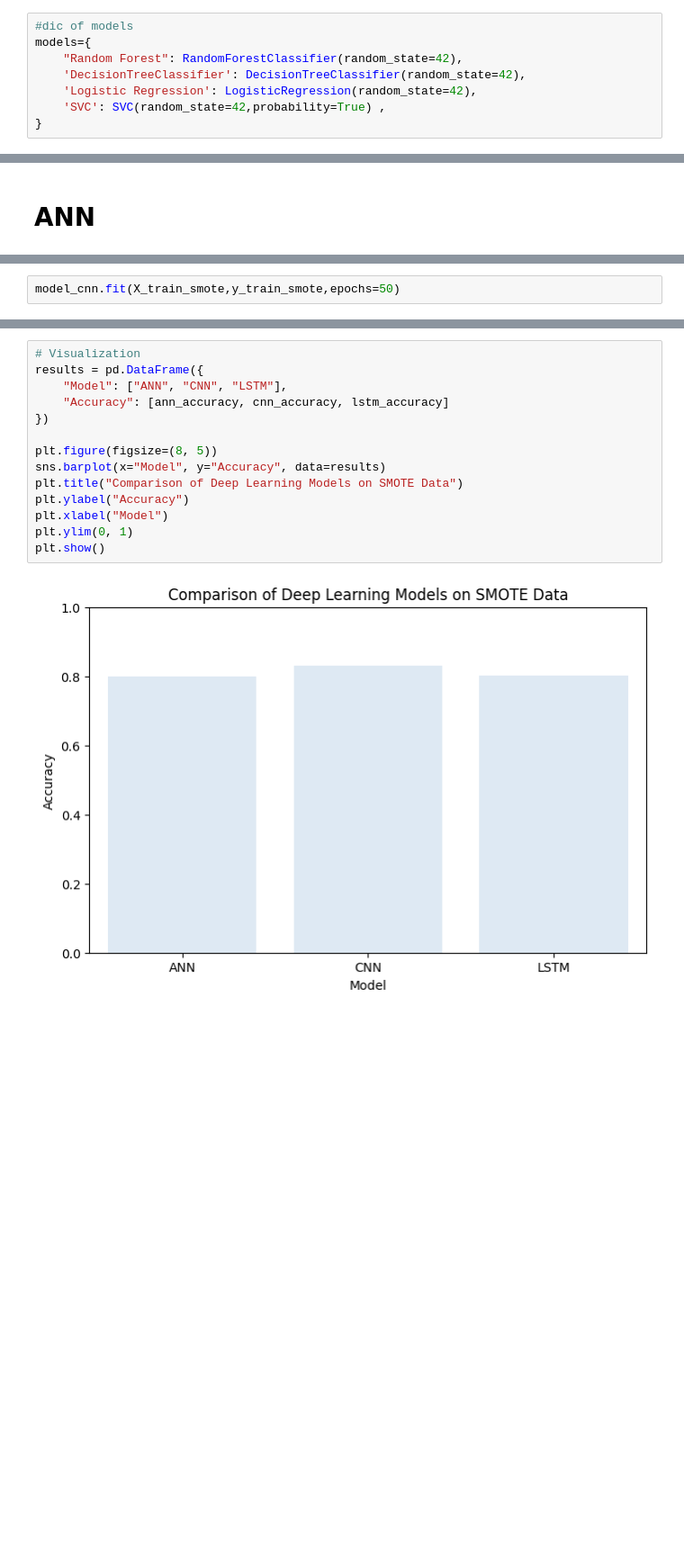
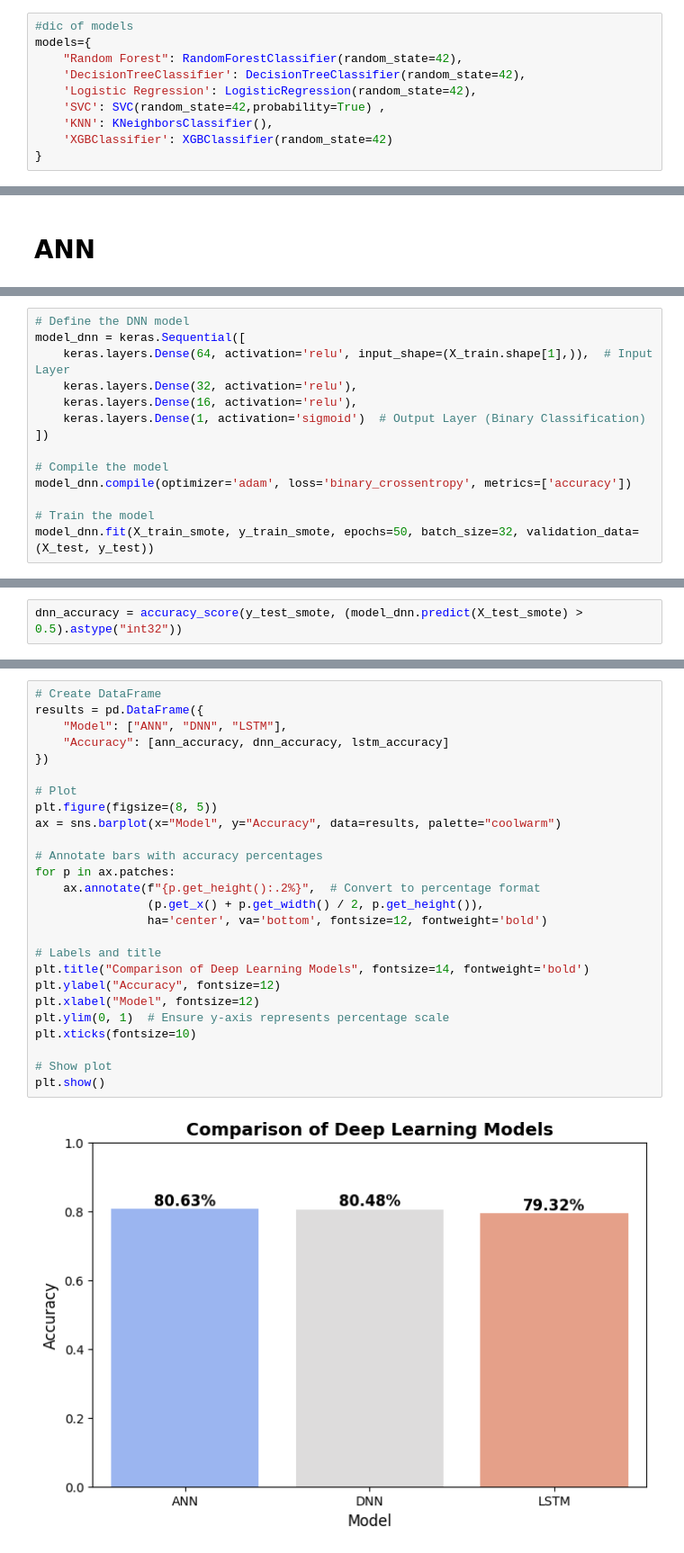
Before and after one commit to norannali/Telco_Customer_Churn, a Jupyter notebook: Telco_Customer_Churn.ipynb, the cells around one changed output, grey strips where cells are left out. Shown at 90% size. Cells and saved outputs as stored; diff of their text form; blank space fills up the shorter version.

```diff
--- a/Telco_Customer_Churn.ipynb
+++ b/Telco_Customer_Churn.ipynb
@@ -698,6 +691,8 @@ models={
     'DecisionTreeClassifier': DecisionTreeClassifier(random_state=42),
     'Logistic Regression': LogisticRegression(random_state=42),
     'SVC': SVC(random_state=42,probability=True) ,
+    'KNN': KNeighborsClassifier(),
+    'XGBClassifier': XGBClassifier(random_state=42)
 }
 # %%
 results = []
@@ -1076,2 +1127,0 @@ model_cnn.compile(
-# %%
-model_cnn.fit(X_train_smote,y_train_smote,epochs=50)
@@ -1167,0 +1163,14 @@ lstm_accuracy = accuracy_score(y_test_smote, (lstm_model.predict(X_test_smote) >
+# %%
+# Define the DNN model
+model_dnn = keras.Sequential([
+    keras.layers.Dense(64, activation='relu', input_shape=(X_train.shape[1],)),  # Input Layer
+    keras.layers.Dense(32, activation='relu'),
+    keras.layers.Dense(16, activation='relu'),
+    keras.layers.Dense(1, activation='sigmoid')  # Output Layer (Binary Classification)
+])
+
+# Compile the model
+model_dnn.compile(optimizer='adam', loss='binary_crossentropy', metrics=['accuracy'])
+
+# Train the model
+model_dnn.fit(X_train_smote, y_train_smote, epochs=50, batch_size=32, validation_data=(X_test, y_test))
@@ -1167,0 +1196,2 @@ lstm_accuracy = accuracy_score(y_test_smote, (lstm_model.predict(X_test_smote) >
+# %%
+dnn_accuracy = accuracy_score(y_test_smote, (model_dnn.predict(X_test_smote) > 0.5).astype("int32"))
@@ -1168,16 +1200,28 @@ lstm_accuracy = accuracy_score(y_test_smote, (lstm_model.predict(X_test_smote) >
 # %%
-# Visualization
+# Create DataFrame
 results = pd.DataFrame({
-    "Model": ["ANN", "CNN", "LSTM"],
-    "Accuracy": [ann_accuracy, cnn_accuracy, lstm_accuracy]
+    "Model": ["ANN", "DNN", "LSTM"],
+    "Accuracy": [ann_accuracy, dnn_accuracy, lstm_accuracy]
 })
 
+# Plot
 plt.figure(figsize=(8, 5))
-sns.barplot(x="Model", y="Accuracy", data=results)
-plt.title("Comparison of Deep Learning Models on SMOTE Data")
-plt.ylabel("Accuracy")
-plt.xlabel("Model")
-plt.ylim(0, 1)
+ax = sns.barplot(x="Model", y="Accuracy", data=results, palette="coolwarm")
+
+# Annotate bars with accuracy percentages
+for p in ax.patches:
+    ax.annotate(f"{p.get_height():.2%}",  # Convert to percentage format
+                (p.get_x() + p.get_width() / 2, p.get_height()),
+                ha='center', va='bottom', fontsize=12, fontweight='bold')
+
+# Labels and title
+plt.title("Comparison of Deep Learning Models", fontsize=14, fontweight='bold')
+plt.ylabel("Accuracy", fontsize=12)
+plt.xlabel("Model", fontsize=12)
+plt.ylim(0, 1)  # Ensure y-axis represents percentage scale
+plt.xticks(fontsize=10)
+
+# Show plot
 plt.show()
 # %% [output]
-[figure, old version]
+[figure, new version]
```
Also changed, not shown: parts of 31 cells of this notebook.
